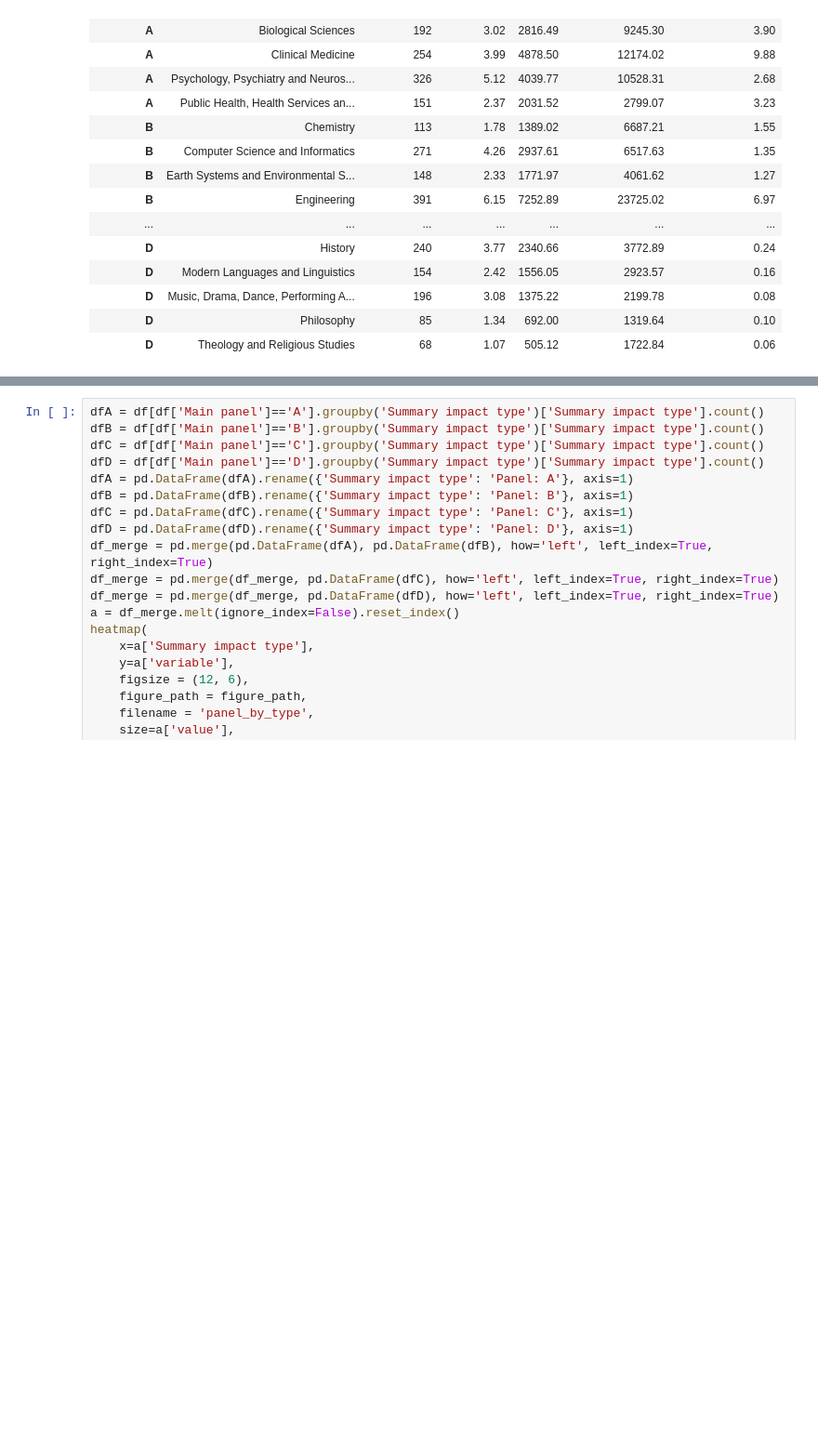
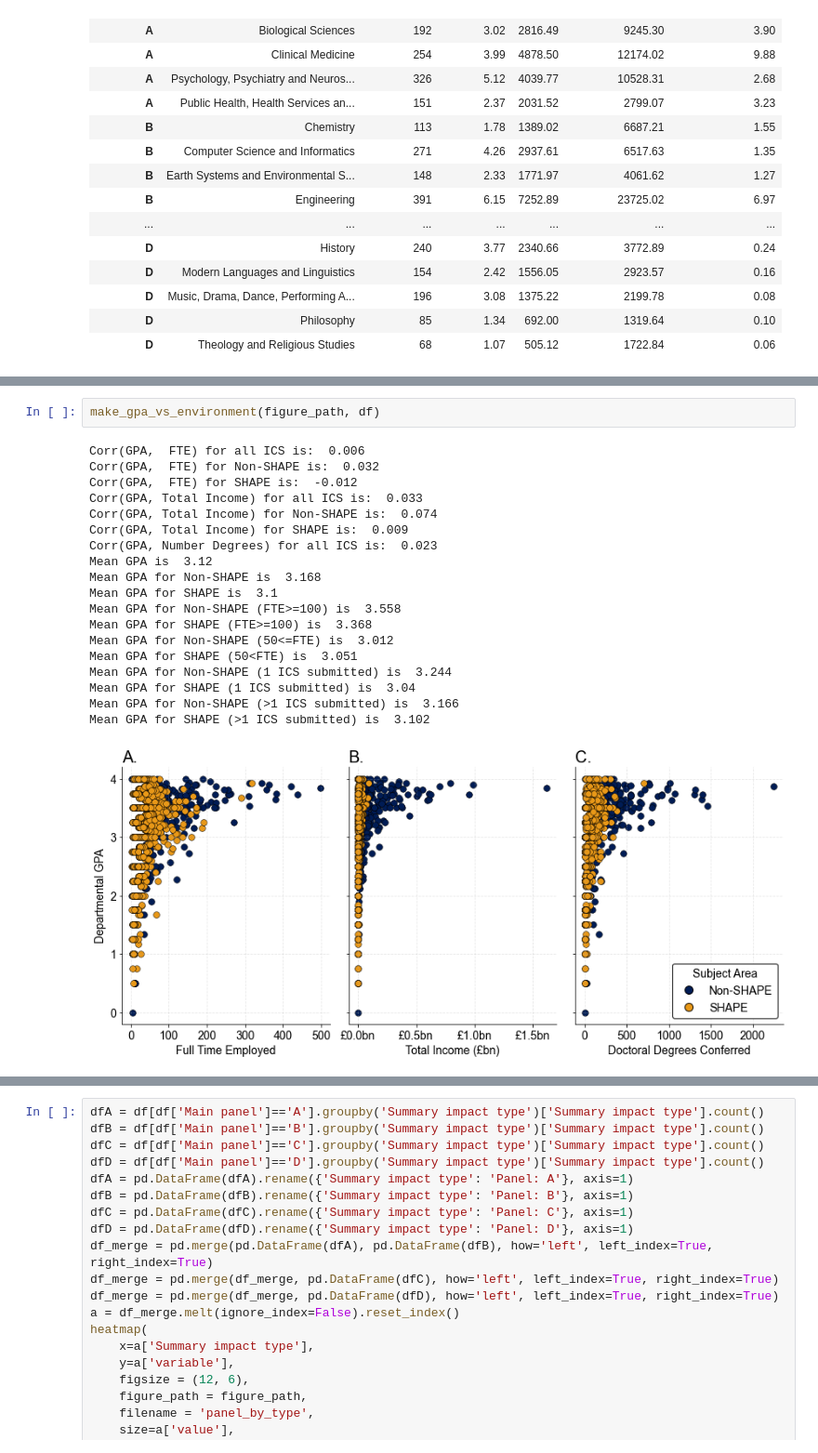
Before and after one commit to OxfordDemSci/ICS_Analysis, a Jupyter notebook: src/analysis/Analysis_Notebook.ipynb, the cells around one changed output, grey strips where cells are left out. Shown: that part at 93% size. Saved outputs shown, nothing was run; the diff lists cells and outputs as text; blank space fills up the shorter version.

```diff
--- a/src/analysis/Analysis_Notebook.ipynb
+++ b/src/analysis/Analysis_Notebook.ipynb
@@ -53,3 +64,25 @@ grouper(df, uniq, grp_by, table_path, 'UOA_groupby.csv').set_index('Main panel')
+# %%
+make_gpa_vs_environment(figure_path, df)
+# %% [output]
+Corr(GPA,  FTE) for all ICS is:  0.006
+Corr(GPA,  FTE) for Non-SHAPE is:  0.032
+Corr(GPA,  FTE) for SHAPE is:  -0.012
+Corr(GPA, Total Income) for all ICS is:  0.033
+Corr(GPA, Total Income) for Non-SHAPE is:  0.074
+Corr(GPA, Total Income) for SHAPE is:  0.009
+Corr(GPA, Number Degrees) for all ICS is:  0.023
+Mean GPA is  3.12
+Mean GPA for Non-SHAPE is  3.168
+Mean GPA for SHAPE is  3.1
+Mean GPA for Non-SHAPE (FTE>=100) is  3.558
+Mean GPA for SHAPE (FTE>=100) is  3.368
+Mean GPA for Non-SHAPE (50<=FTE) is  3.012
+Mean GPA for SHAPE (50<FTE) is  3.051
+Mean GPA for Non-SHAPE (1 ICS submitted) is  3.244
+Mean GPA for SHAPE (1 ICS submitted) is  3.04
+Mean GPA for Non-SHAPE (>1 ICS submitted) is  3.166
+Mean GPA for SHAPE (>1 ICS submitted) is  3.102
+[figure, added]
 # %%
 groupby_plotter(grouper(df, uniq, grp_by, table_path, 'UOA_groupby.csv'),
                 figure_path,'Number_ICS_Submitted')
```
Also changed, not shown: parts of 6 cells of this notebook, 21 other files.
